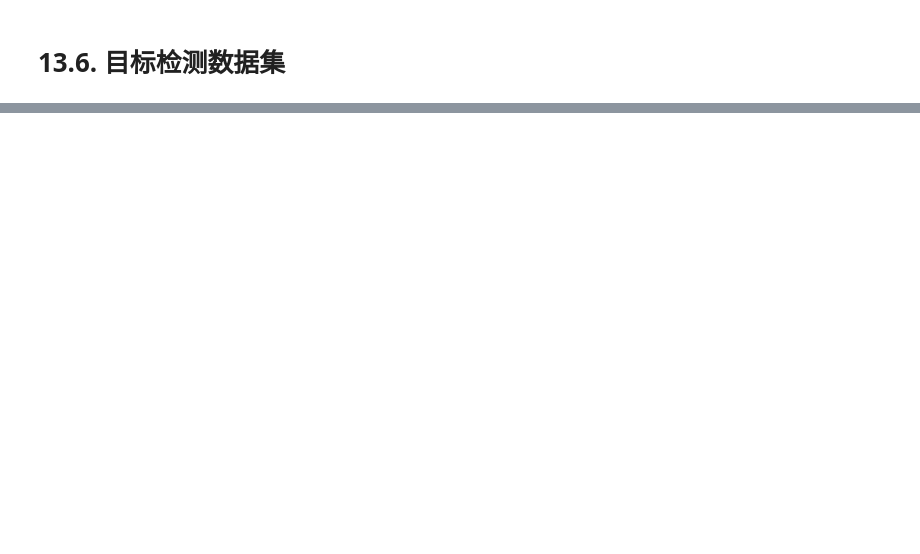
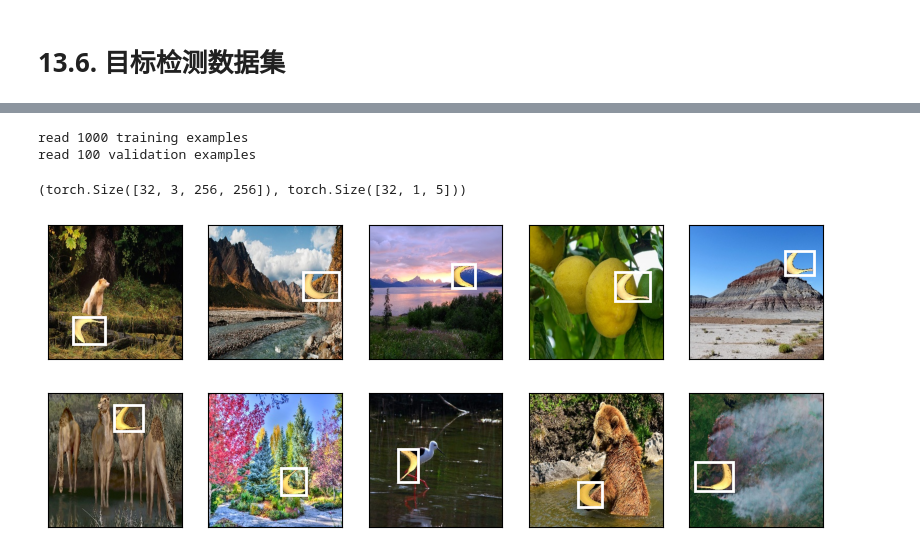
Before and after one commit to lijiaxkkuu/D2l_jiaxinl_learning_record, a Jupyter notebook: test_04.ipynb, the cells around one changed output, grey strips where cells are left out. Cells and saved outputs as stored; diff of their text form; code cells hidden in the pictures; blank space fills up the shorter version.

```diff
--- a/test_04.ipynb
+++ b/test_04.ipynb
@@ -32,0 +46,39 @@ def read_data_bananas(is_train=True):
+# %%
+#@save
+class BananasDataset(torch.utils.data.Dataset):
+    """一个用于加载香蕉检测数据集的自定义数据集"""
+    def __init__(self, is_train):
+        self.features, self.labels = read_data_bananas(is_train)
+        print('read ' + str(len(self.features)) + (f' training examples' if
+              is_train else f' validation examples'))
+
+    def __getitem__(self, idx):
+        return (self.features[idx].float(), self.labels[idx])
+
+    def __len__(self):
+        return len(self.features)
+# %%
+#@save
+def load_data_bananas(batch_size):
+    """加载香蕉检测数据集"""
+    train_iter = torch.utils.data.DataLoader(BananasDataset(is_train=True),
+                                             batch_size, shuffle=True)
+    val_iter = torch.utils.data.DataLoader(BananasDataset(is_train=False),
+                                           batch_size)
+    return train_iter, val_iter
+# %%
+batch_size, edge_size = 32, 256
+train_iter, _ = load_data_bananas(batch_size)
+batch = next(iter(train_iter))
+batch[0].shape, batch[1].shape
+# %% [output]
+read 1000 training examples
+read 100 validation examples
+(torch.Size([32, 3, 256, 256]), torch.Size([32, 1, 5]))
+# %%
+imgs = (batch[0][0:10].permute(0, 2, 3, 1)) / 255
+axes = d2l.show_images(imgs, 2, 5, scale=2)
+for ax, label in zip(axes, batch[1][0:10]):
+    d2l.show_bboxes(ax, [label[0][1:5] * edge_size], colors=['w'])
+# %% [output]
+[figure, added]
```
Also changed, not shown: parts of 4 cells of this notebook.
